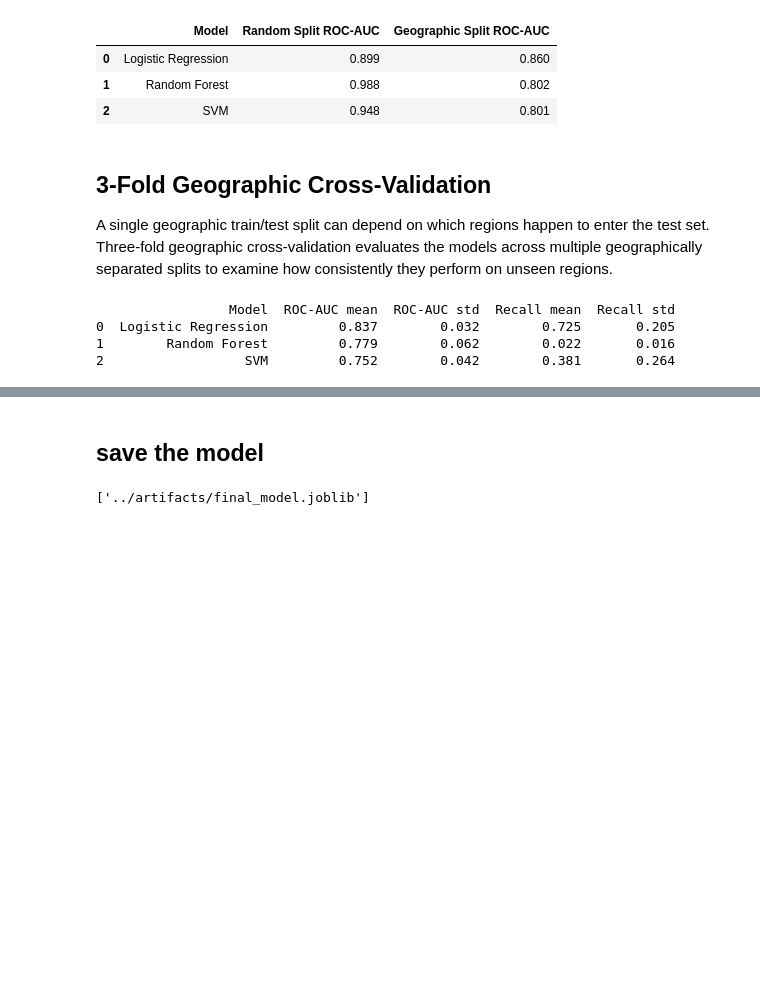
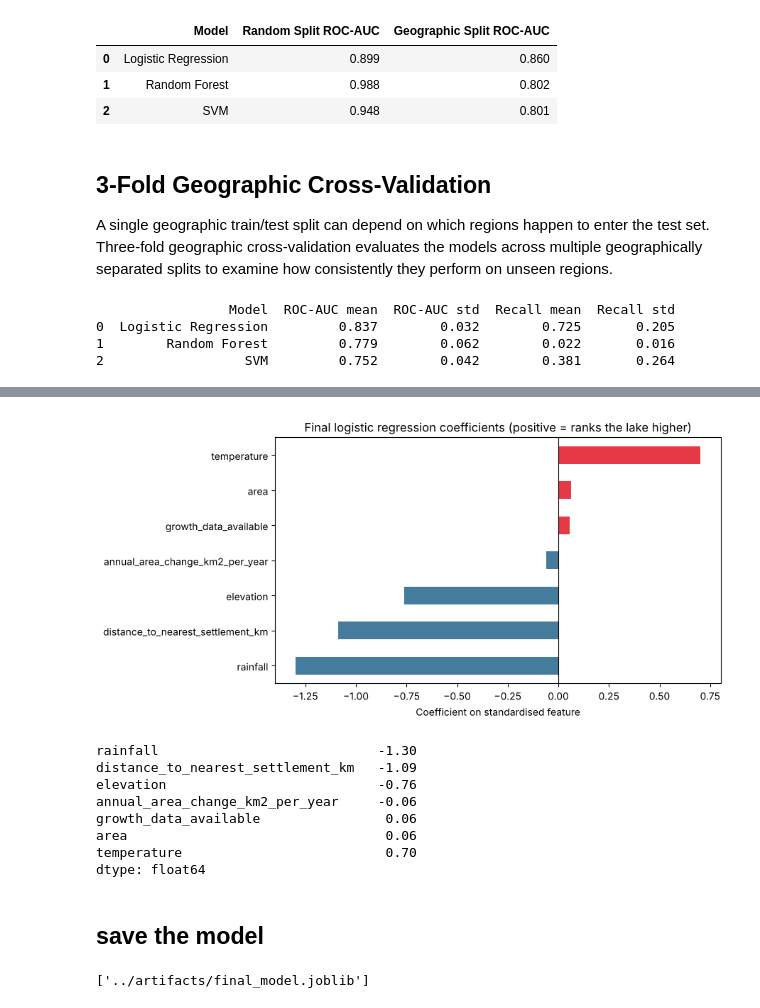
Before and after one commit to iqraamin054-code/GLOFGuard, a Jupyter notebook: notebooks/06_model_training.ipynb, the cells around one changed output, grey strips where cells are left out. Cells and saved outputs as stored; diff of their text form; code cells hidden in the pictures; blank space fills up the shorter version.

Commit message:
Correct notebooks 06-08: baseline check, label definition, circular-validation wording

```diff
--- a/notebooks/06_model_training.ipynb
+++ b/notebooks/06_model_training.ipynb
@@ -659,0 +670,30 @@ print(cv_results.round(3))
+# %%
+# 1) Baselines and feature removal, same 3 geographic folds as the cross-validation above
+folds = list(StratifiedGroupKFold(n_splits=3, shuffle=True, random_state=42)
+             .split(X_all, y_all, groups=groups_all))
+
+def lr_pipeline():
+    return make_pipeline(SimpleImputer(strategy='median'), StandardScaler(),
+                         LogisticRegression(class_weight='balanced', max_iter=1000, random_state=42))
+
+def cv_auc(cols):
+    aucs = []
+    for tr, te in folds:
+        m = lr_pipeline().fit(X_all.iloc[tr][cols], y_all.iloc[tr])
+        aucs.append(roc_auc_score(y_all.iloc[te], m.predict_proba(X_all.iloc[te][cols])[:, 1]))
+    return np.mean(aucs), np.std(aucs)
+
+growth_cols = ['annual_area_change_km2_per_year', 'growth_data_available']
+variants = {
+    'All 7 features (final model)':        feature_cols,
+    'Elevation only':                      ['elevation'],
+    'Elevation + distance to settlement':  ['elevation', 'distance_to_nearest_settlement_km'],
+    'Without growth features':             [c for c in feature_cols if c not in growth_cols],
+    'Without temperature and rainfall':    [c for c in feature_cols if c not in ('temperature', 'rainfall')],
+    'Without area':                        [c for c in feature_cols if c != 'area'],
+}
+rows = []
+for name, cols in variants.items():
+    mean_auc, std_auc = cv_auc(cols)
+    rows.append({'Logistic regression variant': name, 'ROC-AUC mean': mean_auc, 'ROC-AUC std': std_auc})
+pd.DataFrame(rows).round(3)
@@ -660,3 +758,26 @@ print(cv_results.round(3))
+# %%
+# 4) The final logistic regression: direction and size of each feature (standardised inputs)
+final_lr = lr_pipeline().fit(X_all, y_all)
+coef = pd.Series(final_lr.named_steps['logisticregression'].coef_[0], index=feature_cols).sort_values()
+
+plt.figure(figsize=(9, 4.5))
+coef.plot(kind='barh', color=['#457b9d' if c < 0 else '#e63946' for c in coef])
+plt.axvline(0, color='black', linewidth=0.8)
+plt.title('Final logistic regression coefficients (positive = ranks the lake higher)')
+plt.xlabel('Coefficient on standardised feature')
+plt.tight_layout()
+plt.show()
+coef.round(2)
+# %% [output]
+[figure, added]
+rainfall                            -1.30
+distance_to_nearest_settlement_km   -1.09
+elevation                           -0.76
+annual_area_change_km2_per_year     -0.06
+growth_data_available                0.06
+area                                 0.06
+temperature                          0.70
+dtype: float64
 # %% [markdown]
 ## save the model
 # %%
```
Also changed, not shown: parts of 14 cells of this notebook, 2 other files.
